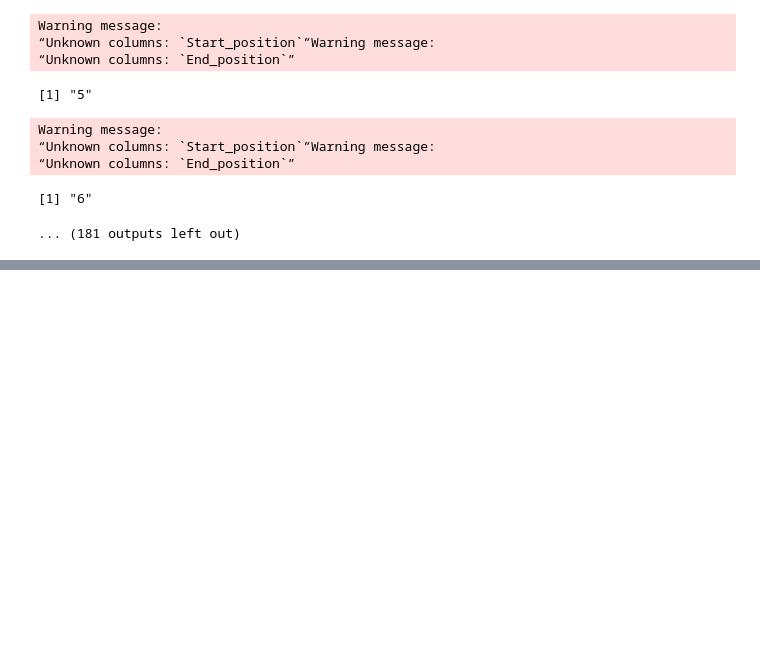
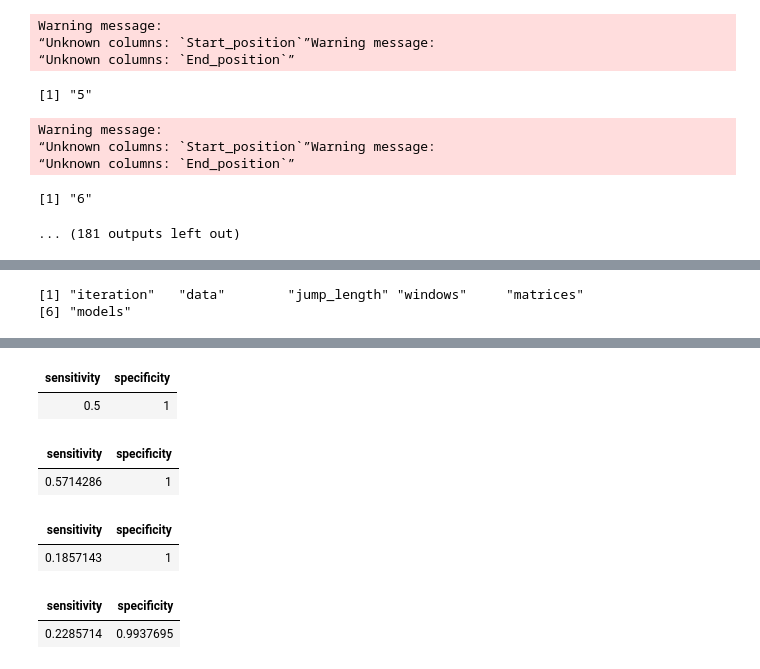
Before and after one commit to cobrbra/ccg, a Jupyter notebook: Code/Loci_to_TMB.ipynb, the cells around one changed output, grey strips where cells are left out. Saved outputs shown, nothing was run; the diff lists cells and outputs as text; code cells hidden in the pictures; blank space fills up the shorter version.

Commit message:
Rewritten slides with functional programming

```diff
--- a/Code/Loci_to_TMB.ipynb
+++ b/Code/Loci_to_TMB.ipynb
@@ -219,0 +141,2 @@ Warning message:
+# %%
+brca_test <- read_tsv("/Volumes/CCG8/processed_data/coad_tcga_pan_can_atlas_2018/data_mutations_extended.txt")
@@ -219,0 +181,46 @@ Warning message:
+# %%
+testModel <- function(model, window_matrix, type = "R", threshold = 20) {
+    comparison <- tibble(prediction = predict(model, window_matrix), actual = window_matrix$TMB)
+
+    if (type == "R") {
+        return(broom::glance(lm(actual~prediction, comparison))$r.squared)
+    }
+
+    if (type == "C") {
+        comparison <- comparison %>%
+            mutate(predicted_tmb_high = prediction >= threshold,
+                   actual_tmb_high = actual >= threshold)
+
+        high <- comparison %>%
+                    filter(actual_tmb_high == TRUE)
+        low <- comparison %>%
+                    filter(actual_tmb_high == FALSE)
+        correct_high <- high %>%
+                            filter(predicted_tmb_high == TRUE)
+        correct_low <- low %>%
+                            filter(predicted_tmb_high == FALSE)
+
+        return(tibble(sensitivity = c(nrow(correct_high)/nrow(high)),
+                      specificity = c(nrow(correct_low)/nrow(low))))
+    }
+
+    if (type == "W") {
+        return(comparison)
+    }
+}
+# %%
+RLL_test_model <- function(rll_models, test_data, type = "R", threshold = 20) {
+    rll_test_matrices <- (rll_models %>%
+        mutate(test_matrices = pmap(rll_models, ~getTestMatrix(test_data, ..4,..3 ))))$test_matrices
+
+    rll_test_stats <- map2(rll_models$models, rll_test_matrices, ~testModel(.x, .y, type, threshold))
+    return(rll_test_stats)
+}
+# %%
+colnames(tcga_brca_models)
+# %% [output]
+[1] "iteration"   "data"        "jump_length" "windows"     "matrices"
+[6] "models"
+# %%
+RLL_test_model(tcga_brca_models, brca_test, type = "C")
+# %% [output]
@@ -219,0 +246,8 @@ Warning message:
+| sensitivity | specificity |
+| 0.5 | 1 |
+| sensitivity | specificity |
+| 0.5714286 | 1 |
+| sensitivity | specificity |
+| 0.1857143 | 1 |
+| sensitivity | specificity |
+| 0.2285714 | 0.9937695 |
```
Also changed, not shown: parts of 16 cells of this notebook, 1 other file.
